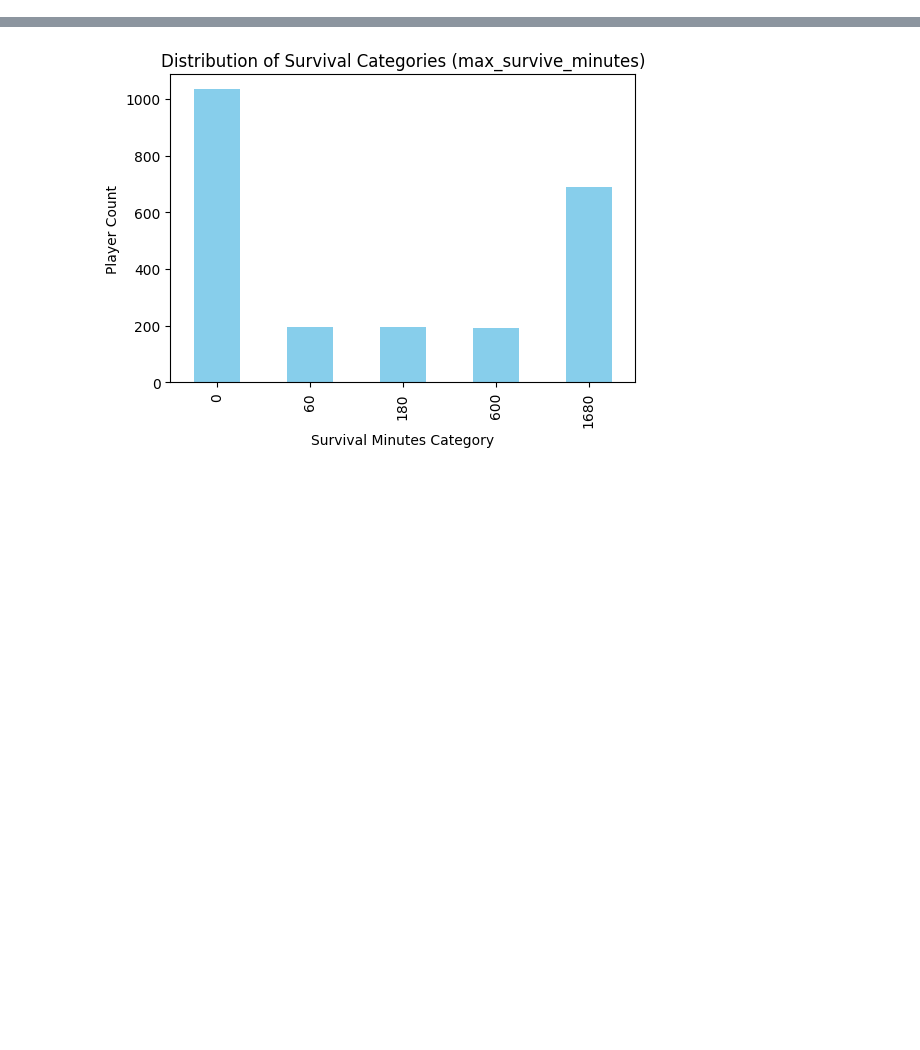
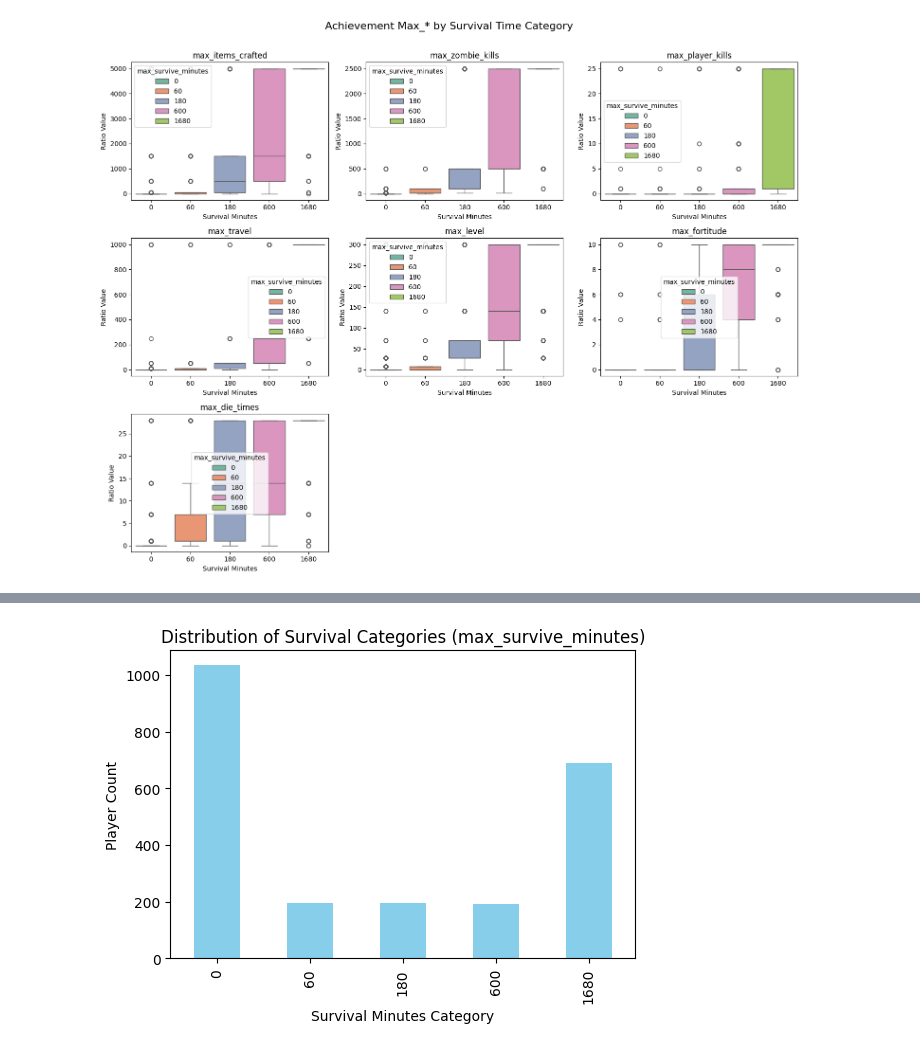
Before and after one commit to alextianyf/Steam-GamePlayer-Insight, a Jupyter notebook: notebooks/7DTD/02-Survival-time-classification.ipynb, the cells around one changed output, grey strips where cells are left out. Cells and saved outputs as stored; diff of their text form; code cells hidden in the pictures; blank space fills up the shorter version.

```diff
--- a/notebooks/7DTD/02-Survival-time-classification.ipynb
+++ b/notebooks/7DTD/02-Survival-time-classification.ipynb
@@ -940,0 +66,28 @@ weighted avg     0.5826    0.5732    0.5775       239
+# %%
+max_cols = [c for c in df_summary.columns if c.startswith("max_") and c != "max_survive_minutes"]
+TARGET = "max_survive_minutes"
+
+unique_survival = sorted(df_summary[TARGET].unique())
+
+n_max = len(max_cols)
+n_cols = 3  # 每行放 3 个子图
+n_rows = int(np.ceil(n_max / n_cols))
+
+fig, axes = plt.subplots(n_rows, n_cols, figsize=(n_cols * 5, n_rows * 4), sharey=False)
+axes = axes.flatten()
+
+for idx, rcol in enumerate(max_cols):
+    sns.boxplot(x=TARGET, y=rcol, data=df_summary, order=unique_survival, ax=axes[idx],hue= TARGET, palette="Set2")
+    axes[idx].set_title(rcol)
+    axes[idx].set_xlabel("Survival Minutes")
+    axes[idx].set_ylabel("Ratio Value")
+
+# 删除多余空白子图
+for j in range(idx + 1, len(axes)):
+    fig.delaxes(axes[j])
+
+fig.suptitle("Achievement Max_* by Survival Time Category", fontsize=16)
+plt.tight_layout(rect=[0, 0, 1, 0.97])
+plt.show()
+# %% [output]
+[figure, added]
```
Also changed, not shown: parts of 16 cells of this notebook, 1 other file.
